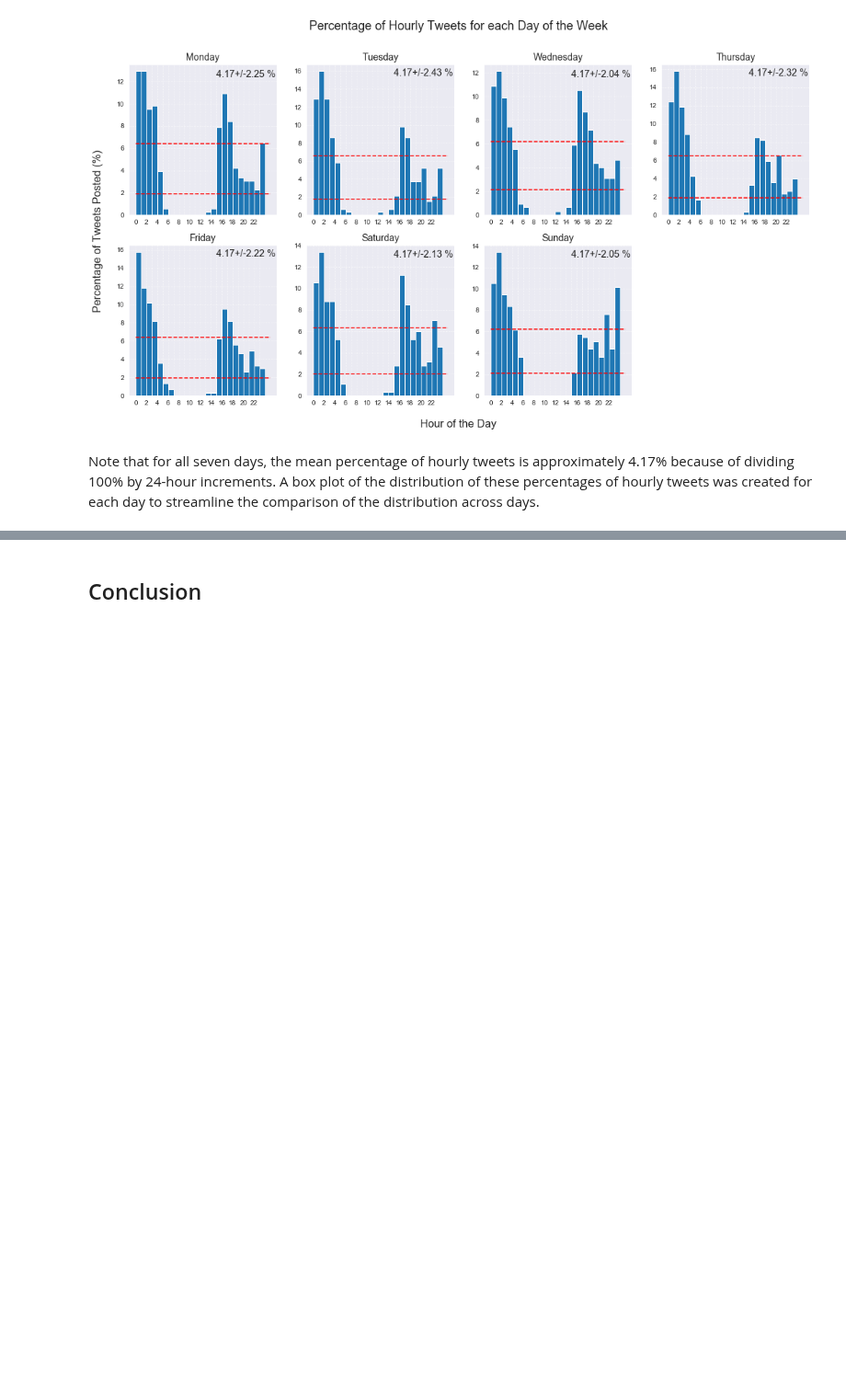
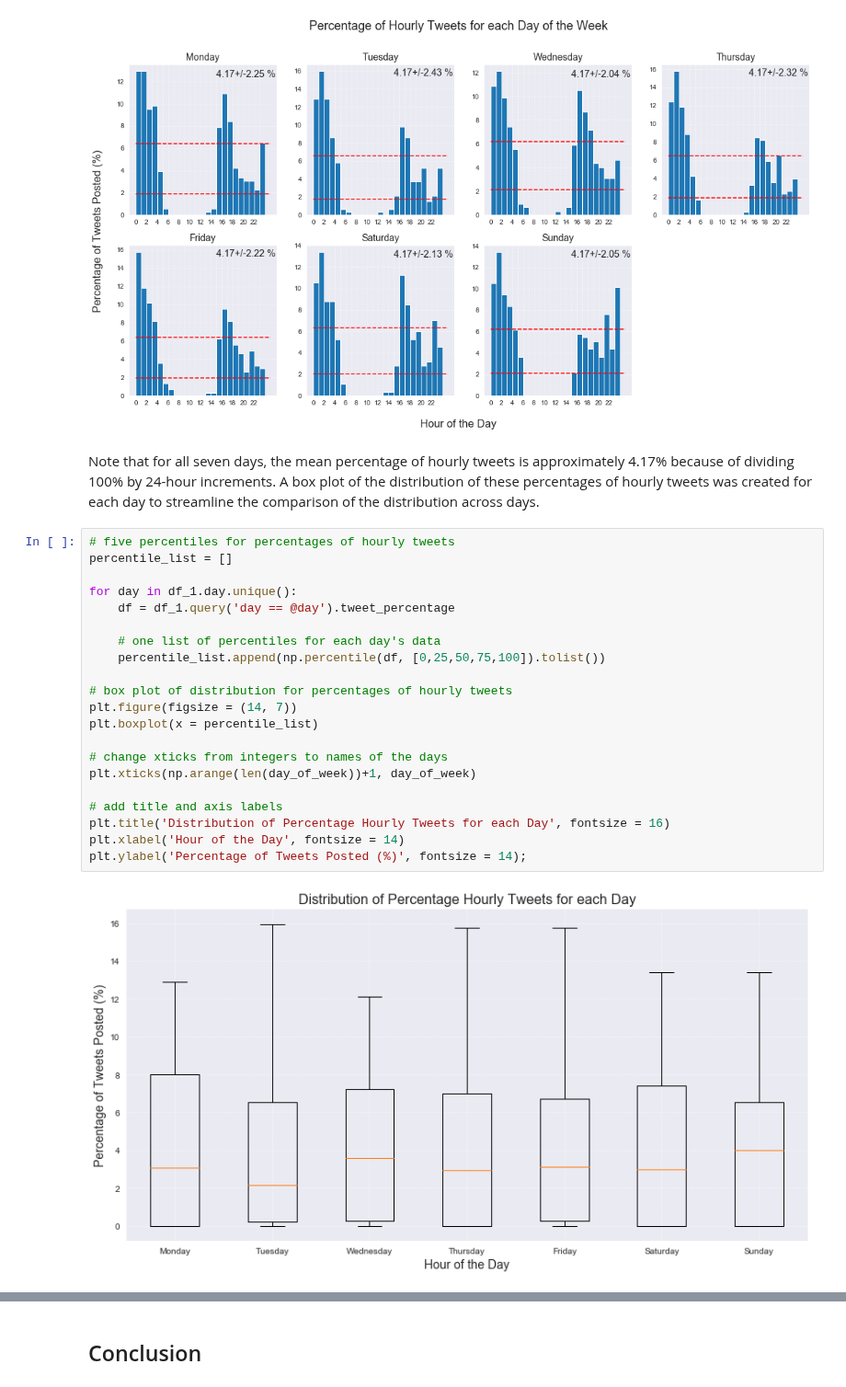
Before and after one commit to jmlcode/p3-analyze-tweet-data, a Jupyter notebook: eda_act.ipynb, the cells around one changed output, grey strips where cells are left out. Shown at 92% size. Cells and saved outputs as stored; diff of their text form; blank space fills up the shorter version.

Commit message:
Add descriptions for creating and analyzing box plots of percentage tweets

```diff
--- a/eda_act.ipynb
+++ b/eda_act.ipynb
@@ -253,3 +263,26 @@ for row in np.arange(rows):
 [figure]
 # %% [markdown]
 Note that for all seven days, the mean percentage of hourly tweets is approximately 4.17% because of dividing 100% by 24-hour increments. A box plot of the distribution of these percentages of hourly tweets was created for each day to streamline the comparison of the distribution across days.
+# %%
+# five percentiles for percentages of hourly tweets
+percentile_list = []
+
+for day in df_1.day.unique():
+    df = df_1.query('day == @day').tweet_percentage
+
+    # one list of percentiles for each day's data
+    percentile_list.append(np.percentile(df, [0,25,50,75,100]).tolist())
+
+# box plot of distribution for percentages of hourly tweets
+plt.figure(figsize = (14, 7))
+plt.boxplot(x = percentile_list)
+
+# change xticks from integers to names of the days
+plt.xticks(np.arange(len(day_of_week))+1, day_of_week)
+
+# add title and axis labels
+plt.title('Distribution of Percentage Hourly Tweets for each Day', fontsize = 16)
+plt.xlabel('Hour of the Day', fontsize = 14)
+plt.ylabel('Percentage of Tweets Posted (%)', fontsize = 14);
+# %% [output]
+[figure, added]
```
Also changed, not shown: parts of 2 cells of this notebook.
